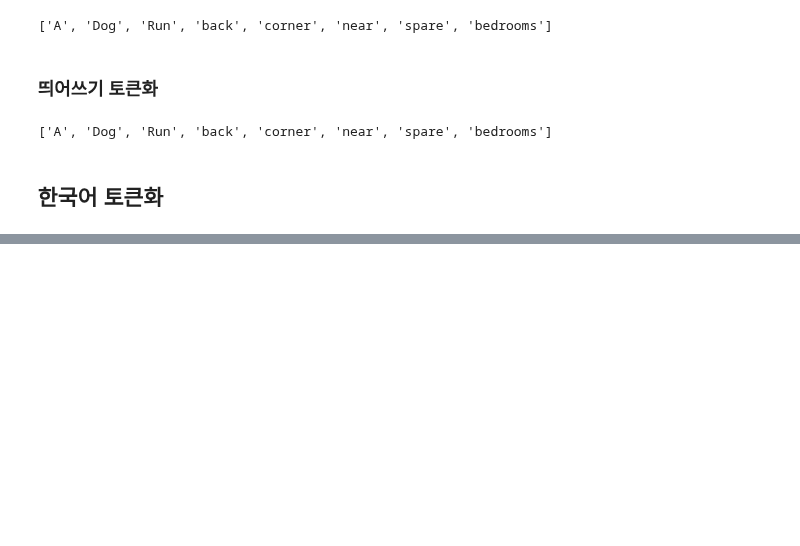
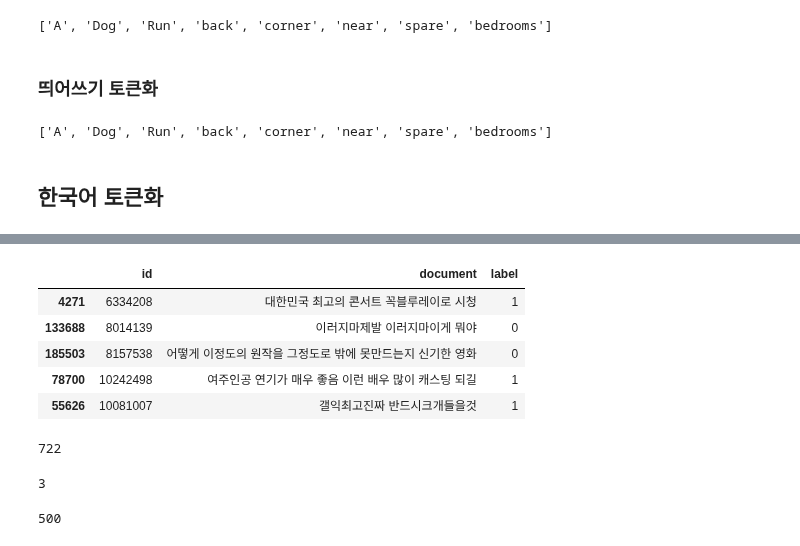
Before and after one commit to DonghaeSuh/NLP_Pytorch, a Jupyter notebook: Preprocessing/NLP_Preprocessing.ipynb, the cells around one changed output, grey strips where cells are left out. Saved outputs shown, nothing was run; the diff lists cells and outputs as text; code cells hidden in the pictures; blank space fills up the shorter version.

```diff
--- a/Preprocessing/NLP_Preprocessing.ipynb
+++ b/Preprocessing/NLP_Preprocessing.ipynb
@@ -54,0 +137,11 @@ kor_text = "사과의 놀라운 효능이라는 글을 봤어. 그래서 오늘
+# %%
+## pandas.str : https://blog.naver.com/wideeyed/221603778414
+sample_data['document']=sample_data['document'].str.replace("[^ㄱ-ㅎㅏ-ㅣ가-힣 ]","")
+sample_data.head()
+# %% [output]
+|  | id | document | label |
+| 4271 | 6334208 | 대한민국 최고의 콘서트 꼭블루레이로 시청 | 1 |
+| 133688 | 8014139 | 이러지마제발 이러지마이게 뭐야 | 0 |
+| 185503 | 8157538 | 어떻게 이정도의 원작을 그정도로 밖에 못만드는지 신기한 영화 | 0 |
+| 78700 | 10242498 | 여주인공 연기가 매우 좋음 이런 배우 많이 캐스팅 되길 | 1 |
+| 55626 | 10081007 | 갤익최고진짜 반드시크개들을것 | 1 |
@@ -54,0 +159,15 @@ kor_text = "사과의 놀라운 효능이라는 글을 봤어. 그래서 오늘
+# %%
+vocab=FreqDist(np.hstack(tokenized)) # concat과 동이한 역할
+print(len(vocab))
+# %% [output]
+722
+# %%
+vocab['바보'] # key : 단어 , value: 빈도수
+# %% [output]
+3
+# %%
+vocab_size=500
+vocab=vocab.most_common(vocab_size)
+print(len(vocab))
+# %% [output]
+500
```
Also changed, not shown: parts of 20 cells of this notebook.
